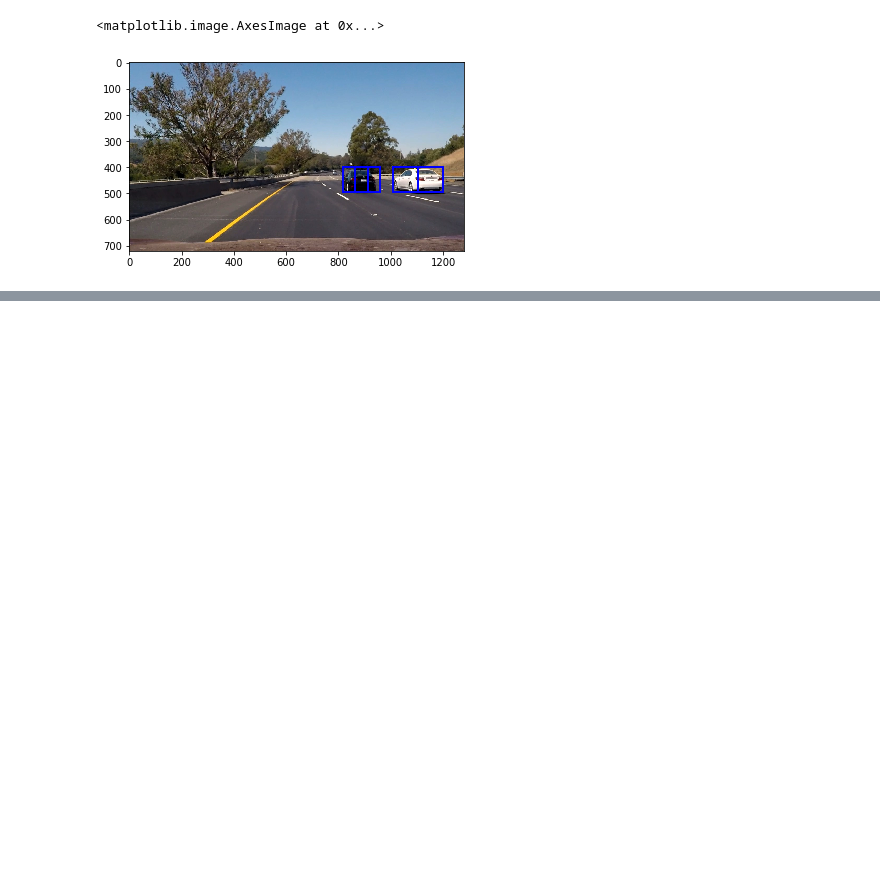
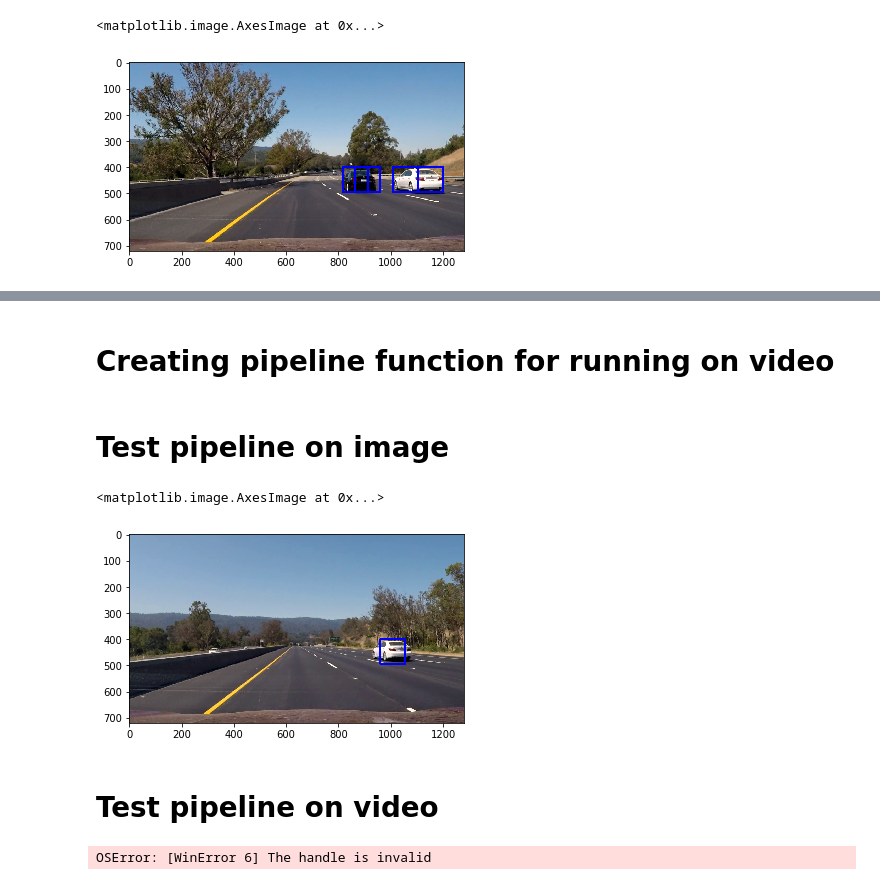
Before and after one commit to BrendanSchell/SDCND_P5, a Jupyter notebook: P5_Workbook.ipynb, the cells around one changed output, grey strips where cells are left out. Drawn from its saved outputs; the diff is of its cells as text; code cells hidden in the pictures; blank space fills up the shorter version.

```diff
--- a/P5_Workbook.ipynb
+++ b/P5_Workbook.ipynb
@@ -458,0 +450,2 @@ fig.tight_layout()
+# %% [markdown]
+# Creating pipeline function for running on video
@@ -458,0 +492,27 @@ fig.tight_layout()
+# %% [markdown]
+# Test pipeline on image
+# %%
+test = plt.imread('test_images/test1.jpg')
+vidcap = cv2.VideoCapture('project_video.mp4')
+for i in range(401):
+    success,image = vidcap.read()
+
+plt.imshow(image_pipeline(image))
+# %% [output]
+<matplotlib.image.AxesImage at 0x...>
+[figure, added]
+# %% [markdown]
+# Test pipeline on video
+# %%
+import sys
+# change recursion limit to avoid recursion errors depending on dequeue limit
+sys.setrecursionlimit(10000)
+import os
+cwd = os.getcwd()
+# process coloured video
+project_output = cwd.replace('\\','/') + "/project_video_out.mp4"
+clip1 = VideoFileClip(cwd.replace('\\','/') + "/project_video.mp4")
+out_clip = clip1.fl_image(image_pipeline)
+%time out_clip.write_videofile(project_output, audio=False)
+# %% [output]
+OSError: [WinError 6] The handle is invalid
```
Also changed, not shown: parts of 19 cells of this notebook.
